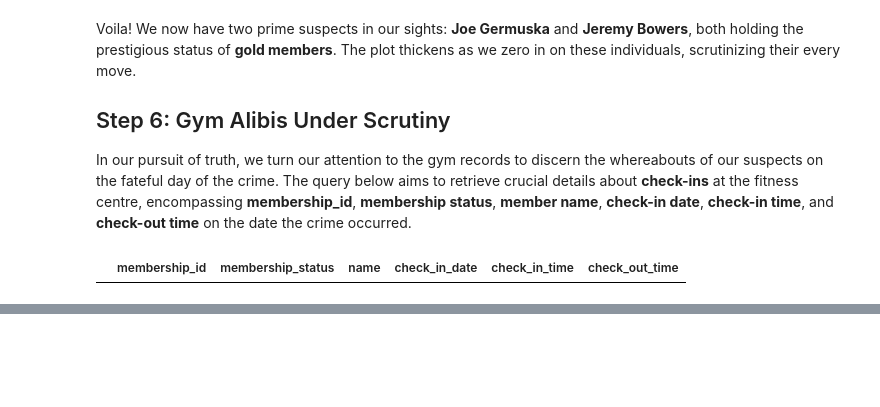
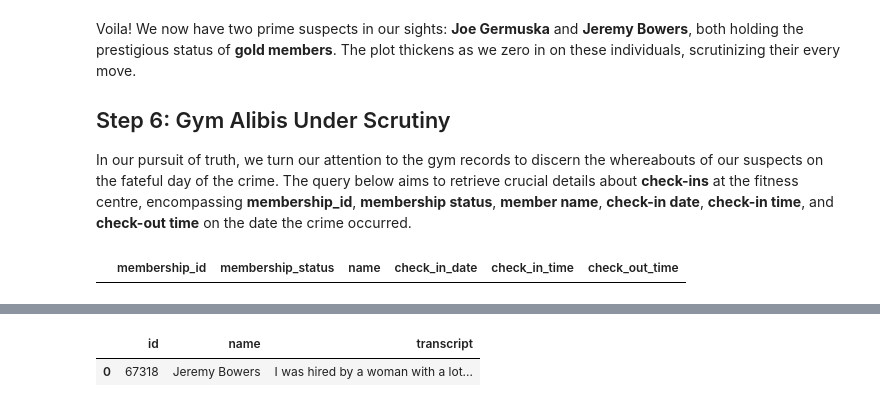
Before and after one commit to diogo-costa-silva/sql-murder-mystery, a Jupyter notebook: SQL_gabriel.ipynb, the cells around one changed output, grey strips where cells are left out. Saved outputs shown, nothing was run; the diff lists cells and outputs as text; code cells hidden in the pictures; blank space fills up the shorter version.

```diff
--- a/SQL_gabriel.ipynb
+++ b/SQL_gabriel.ipynb
@@ -234,0 +281,14 @@ pd.read_sql_query(step_6, con)
+# %%
+step_8 = '''
+  -- Querying Jeremy's Bowers interview transcript
+  SELECT p.id, p.name, i.transcript
+  FROM person p
+  JOIN interview i ON p.id = i.person_id
+  WHERE i.person_id = 67318;
+'''
+
+#running the query
+pd.read_sql_query(step_8, con)
+# %% [output]
+|  | id | name | transcript |
+| 0 | 67318 | Jeremy Bowers | I was hired by a woman with a lot... |
```
Also changed, not shown: parts of 7 cells of this notebook.
